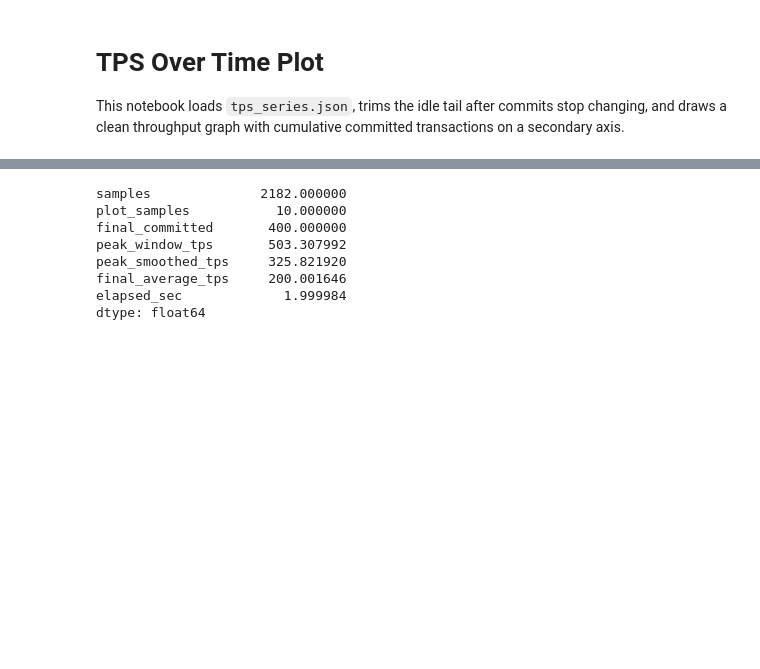
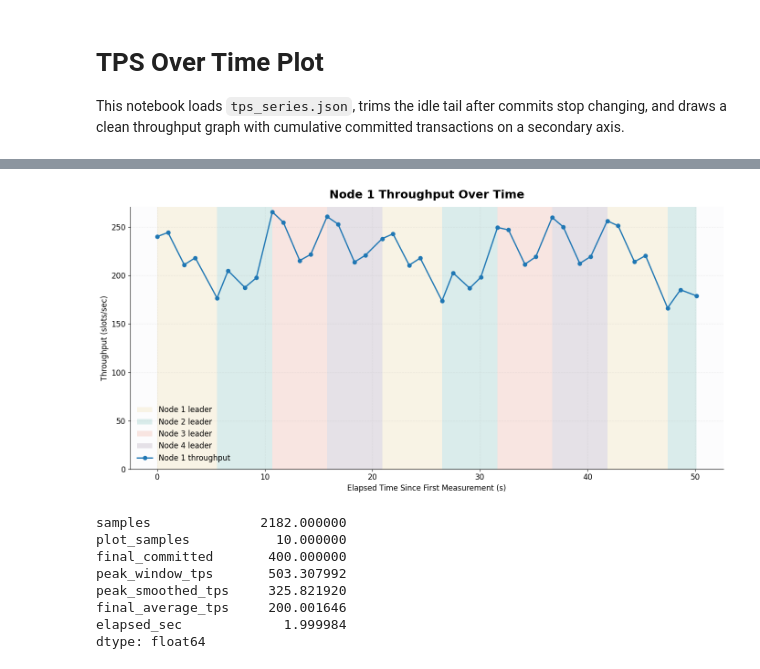
Before and after one commit to Michael112233/pbft, a Jupyter notebook: plot_tps_series.ipynb, the cells around one changed output, grey strips where cells are left out. Drawn from its saved outputs; the diff is of its cells as text; code cells hidden in the pictures; blank space fills up the shorter version.

Commit message:
tput metrics inside node and delay

```diff
--- a/plot_tps_series.ipynb
+++ b/plot_tps_series.ipynb
@@ -21,3 +21,73 @@ plt.rcParams.update({
     "figure.facecolor": "white",
     "font.size": 12,
 })
+# %%
+# Change this to pick which node throughput CSV to plot.
+node_id = 1
+
+throughput_csv_path = Path("logs") / f"node_{node_id}_throughput.csv"
+assert throughput_csv_path.exists(), f"Missing file: {throughput_csv_path.resolve()}"
+
+throughput_df = pd.read_csv(throughput_csv_path)
+throughput_df["time"] = pd.to_datetime(throughput_df["time"])
+throughput_df = throughput_df.sort_values("time").reset_index(drop=True)
+throughput_df["elapsed_from_first_sec"] = (
+    throughput_df["time"] - throughput_df["time"].iloc[0]
+).dt.total_seconds()
+
+display(throughput_df.head())
+
+fig, ax = plt.subplots(figsize=(14, 7))
+
+leader_colors = {
+    1: "#E9C46A",
+    2: "#2A9D8F",
+    3: "#E76F51",
+    4: "#6D597A",
+}
+leader_change = throughput_df["leader_id"].ne(throughput_df["leader_id"].shift())
+segment_id = leader_change.cumsum()
+leader_segments = (
+    throughput_df.groupby(segment_id)
+    .agg(
+        leader_id=("leader_id", "first"),
+        start_sec=("elapsed_from_first_sec", "first"),
+    )
+    .reset_index(drop=True)
+)
+leader_segments["end_sec"] = leader_segments["start_sec"].shift(-1)
+leader_segments.loc[leader_segments.index[-1], "end_sec"] = throughput_df[
+    "elapsed_from_first_sec"
+].iloc[-1]
+
+seen_leaders = set()
+for segment in leader_segments.itertuples(index=False):
+    leader = int(segment.leader_id)
+    label = f"Node {leader} leader" if leader not in seen_leaders else None
+    ax.axvspan(
+        segment.start_sec,
+        segment.end_sec,
+        color=leader_colors.get(leader, "#8D99AE"),
+        alpha=0.16,
+        label=label,
+        linewidth=0,
+    )
+    seen_leaders.add(leader)
+
+ax.plot(
+    throughput_df["elapsed_from_first_sec"],
+    throughput_df["tput_measurement"],
+    marker="o",
+    linewidth=2,
+    label=f"Node {node_id} throughput",
+)
+
+ax.set_title(f"Node {node_id} Throughput Over Time", fontsize=18, weight="bold", pad=14)
+ax.set_xlabel("Elapsed Time Since First Measurement (s)")
+ax.set_ylabel("Throughput (slots/sec)")
+ax.set_ylim(bottom=0)
+ax.legend(frameon=False)
+
+plt.tight_layout()
+plt.show()
+# %% [output]
@@ -24,3 +100,4 @@ plt.rcParams.update({
+[figure, added]
 # %%
 json_path = Path("series.json")
 assert json_path.exists(), f"Missing file: {json_path.resolve()}"
```
Also changed, not shown: parts of 1 cell of this notebook, 18 other files.
